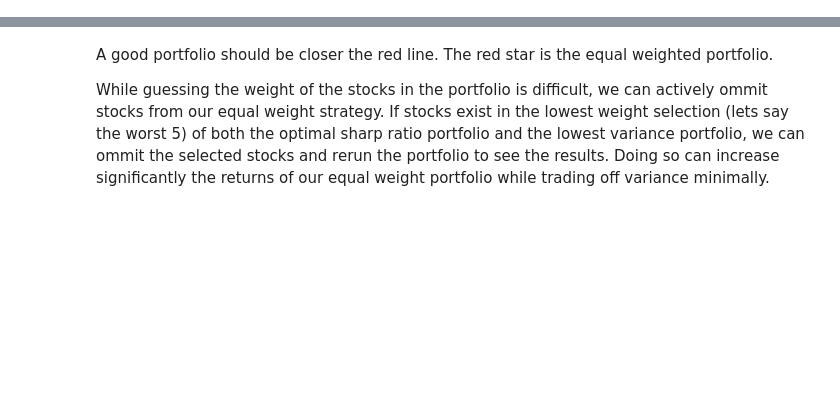
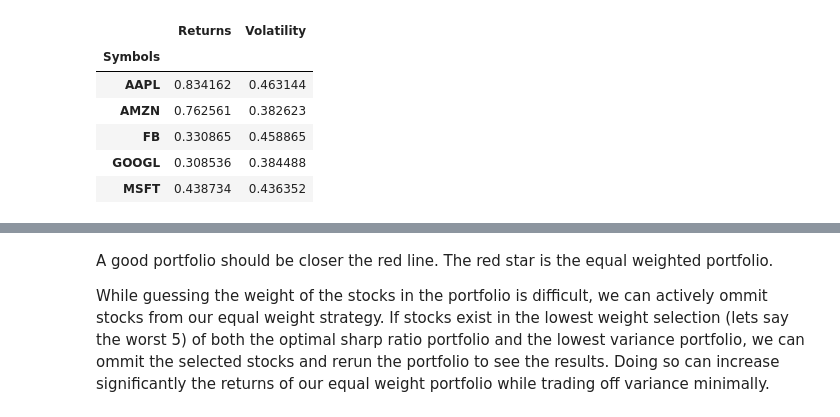
Before and after one commit to LawXie/Fin-Port-Optimizer, a Jupyter notebook: Portfolio_Optimizer.ipynb, the cells around one changed output, grey strips where cells are left out. Cells and saved outputs as stored; diff of their text form; code cells hidden in the pictures; blank space fills up the shorter version.

Commit message:
asset variance fixed

```diff
--- a/Portfolio_Optimizer.ipynb
+++ b/Portfolio_Optimizer.ipynb
@@ -40,7 +39,7 @@ corr_matrix = df.pct_change().apply(lambda x: np.log(1+x)).corr()
 # %%
 # weighted portfolio's variance
 port_var = cov_matrix.mul(ew, axis=0).mul(ew, axis=1).sum().sum()
-port_var_ind = cov_matrix.mul(ew, axis=0).mul(ew, axis=1).sum()
+port_var_ind = df.pct_change().apply(lambda x: np.log(1+x)).var()#variance of individual stocks
 # %%
 # Yearly returns for individual companies
 ind_er = df.resample('Y').last().pct_change().mean()
@@ -57,7 +56,15 @@ ann_sd_ew_ind = ann_sd_ew_ind*np.sqrt(250)
 # %%
 assets = pd.concat([ind_er, ann_sd_ew_ind], axis=1) # Creating a table for visualising returns and volatility of assets
 assets.columns = ['Returns', 'Volatility']
-# assets
+assets
+# %% [output]
+|  | Returns | Volatility |
+| Symbols |  |  |
+| AAPL | 0.834162 | 0.463144 |
+| AMZN | 0.762561 | 0.382623 |
+| FB | 0.330865 | 0.458865 |
+| GOOGL | 0.308536 | 0.384488 |
+| MSFT | 0.438734 | 0.436352 |
 # %%
 p_ret = [] # Define an empty array for portfolio returns
 p_vol = [] # Define an empty array for portfolio volatility
```
Also changed, not shown: parts of 7 cells of this notebook, 1 other file.
